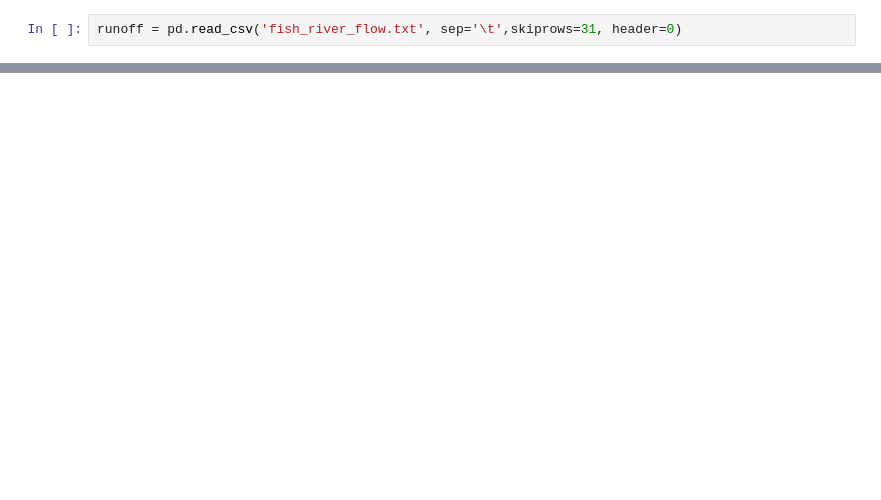
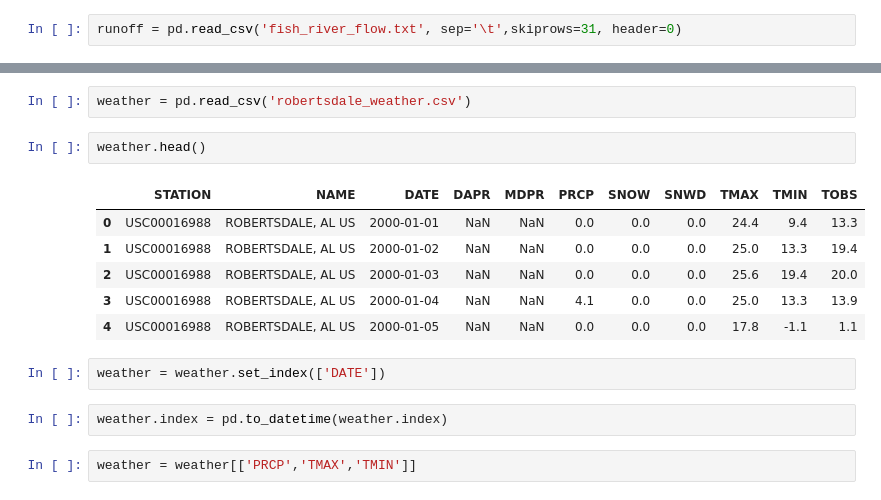
Before and after one commit to harsh29320/Capstone_project_2, a Jupyter notebook: Capstone_project_2.ipynb, the cells around one changed output, grey strips where cells are left out. Saved outputs shown, nothing was run; the diff lists cells and outputs as text; blank space fills up the shorter version.

```diff
--- a/Capstone_project_2.ipynb
+++ b/Capstone_project_2.ipynb
@@ -39,0 +85,17 @@ runoff.head()
+# %%
+weather = pd.read_csv('robertsdale_weather.csv')
+# %%
+weather.head()
+# %% [output]
+|  | STATION | NAME | DATE | DAPR | MDPR | PRCP | SNOW | SNWD | TMAX | TMIN | TOBS |
+| 0 | USC00016988 | ROBERTSDALE, AL US | 2000-01-01 | NaN | NaN | 0.0 | 0.0 | 0.0 | 24.4 | 9.4 | 13.3 |
+| 1 | USC00016988 | ROBERTSDALE, AL US | 2000-01-02 | NaN | NaN | 0.0 | 0.0 | 0.0 | 25.0 | 13.3 | 19.4 |
+| 2 | USC00016988 | ROBERTSDALE, AL US | 2000-01-03 | NaN | NaN | 0.0 | 0.0 | 0.0 | 25.6 | 19.4 | 20.0 |
+| 3 | USC00016988 | ROBERTSDALE, AL US | 2000-01-04 | NaN | NaN | 4.1 | 0.0 | 0.0 | 25.0 | 13.3 | 13.9 |
+| 4 | USC00016988 | ROBERTSDALE, AL US | 2000-01-05 | NaN | NaN | 0.0 | 0.0 | 0.0 | 17.8 | -1.1 | 1.1 |
+# %%
+weather = weather.set_index(['DATE'])
+# %%
+weather.index = pd.to_datetime(weather.index)
+# %%
+weather = weather[['PRCP','TMAX','TMIN']]
```
Also changed, not shown: parts of 44 cells of this notebook.
